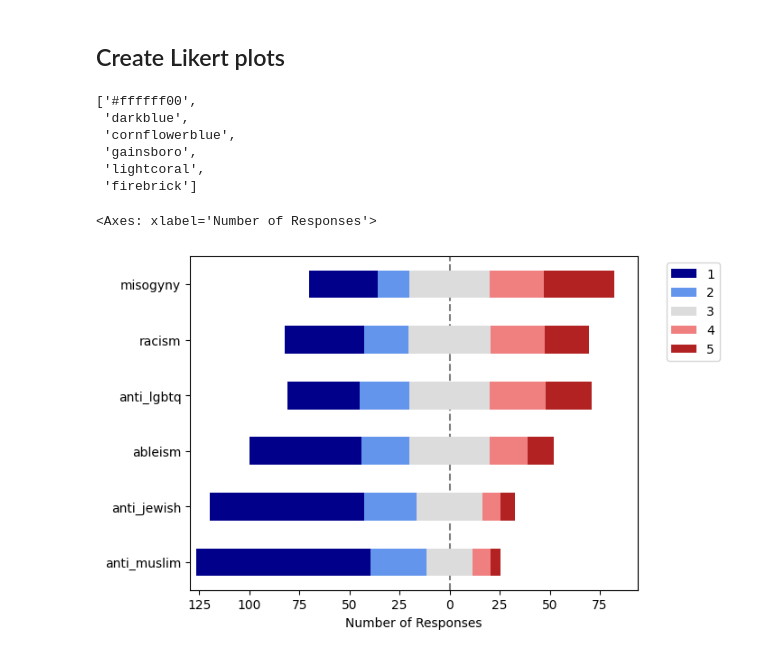
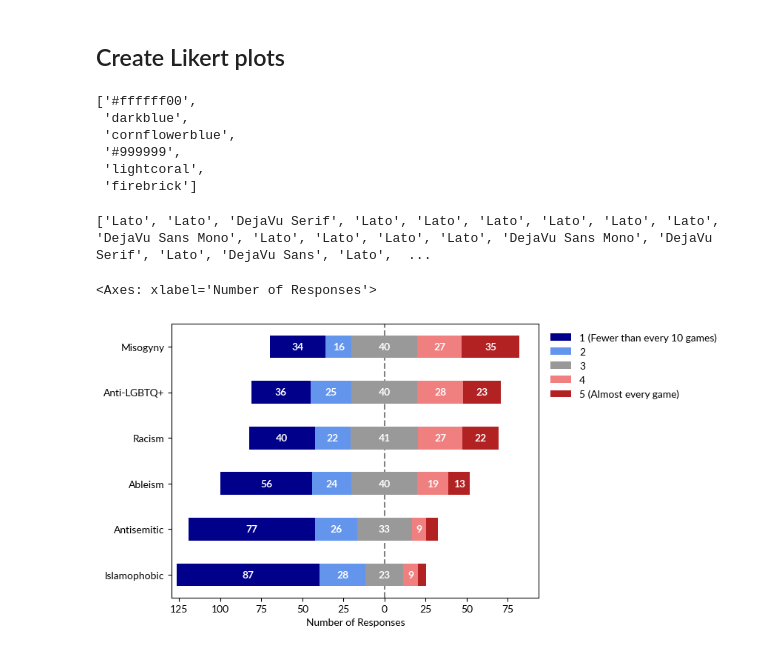
Before and after one commit to michaelmilleryoder/gaming_voice_chat, a Jupyter notebook: jupyter/tekko_survey.ipynb, the cells around one changed output. Drawn from its saved outputs; the diff is of its cells as text; code cells hidden in the pictures.

Commit message:
finished likert

```diff
--- a/jupyter/tekko_survey.ipynb
+++ b/jupyter/tekko_survey.ipynb
@@ -55,7 +55,8 @@ memory usage: 8.3+ KB
 | 27 | 2 | 4 | 2 | Fewer than every 10 games 1 | ... |
 # %%
 discrimination_responses.columns = ['ableism', 'anti_lgbtq', 'anti_jewish', 'anti_muslim', 'misogyny', 'racism']
-discrimination_responses = discrimination_responses.replace('Fewer than every 10 games 1', 1).replace('Almost every game5', 5).astype(str)
+# discrimination_responses = discrimination_responses.replace('Fewer than every 10 games 1', 1).replace('Almost every game5', 5).astype(str)
+discrimination_responses = discrimination_responses.replace('Fewer than every 10 games 1', '1 (Fewer than every 10 games)').replace('Almost every game5', '5 (Almost every game)').astype(str)
 discrimination_responses.head()
 # %% [output]
 |  | ableism | anti_lgbtq | anti_jewish | anti_muslim | misogyny | racism |
@@ -81,9 +82,17 @@ Data columns (total 6 columns):
 dtypes: object(6)
 memory usage: 8.3+ KB
 # %%
-# Reorder based on future plots
-cols_reordered = ['misogyny', 'racism', 'anti_lgbtq', 'ableism', 'anti_jewish', 'anti_muslim']
-discrimination_responses = discrimination_responses[cols_reordered]
+# Reorder based on future plots, change labels
+cols_reordered = ['misogyny', 'anti_lgbtq', 'racism', 'ableism', 'anti_jewish', 'anti_muslim']
+cols_rename = {
+    'misogyny': 'Misogyny',
+    'anti_lgbtq': 'Anti-LGBTQ+',
+    'racism': 'Racism',
+    'ableism': 'Ableism',
+    'anti_jewish': 'Antisemitic',
+    'anti_muslim': 'Islamophobic',
+}
+discrimination_responses = discrimination_responses[cols_reordered].rename(columns=cols_rename)
 # %% [markdown]
 ## Create Likert plots
 # %%
@@ -93,18 +102,34 @@ import plot_likert
 colorscheme = plot_likert.colors.default
 
 reversed_likert5 = [colorscheme[0]] + list(reversed(colorscheme[1:6]))
+reversed_likert5[3] = '#999999'
 reversed_likert5
 # %% [output]
 ['#ffffff00',
  'darkblue',
  'cornflowerblue',
- 'gainsboro',
+ '#999999',
  'lightcoral',
  'firebrick']
+# %%
+# Find out which fonts are available
+
+import matplotlib.font_manager
+flist = matplotlib.font_manager.findSystemFonts()
+names = [matplotlib.font_manager.FontProperties(fname=fname).get_name() for fname in flist]
+print(names)
+# %% [output]
+['Lato', 'Lato', 'DejaVu Serif', 'Lato', 'Lato', 'Lato', 'Lato', 'Lato', 'Lato', 'DejaVu Sans Mono', 'Lato', 'Lato', 'Lato', 'Lato', 'DejaVu Sans Mono', 'DejaVu Serif', 'Lato', 'DejaVu Sans', 'Lato',  ...
 # %%
 import plot_likert
+import matplotlib.pyplot as plt
 
-plot_likert.plot_likert(discrimination_responses, plot_likert.scales.raw5, colors=reversed_likert5)
+font = {'family': ['Lato']}
+plt.rc('font', **font)
+scale = sorted(discrimination_responses['Misogyny'].unique())
+plot = plot_likert.plot_likert(discrimination_responses, scale, colors=reversed_likert5, bar_labels=True, bar_labels_color='white')
+plot.legend(loc='upper right', bbox_to_anchor=(1.51, 1), frameon=False)
+plot
 # %% [output]
 <Axes: xlabel='Number of Responses'>
-[figure, old version]
+[figure, new version]
```
Also changed, not shown: parts of 1 cell of this notebook.
